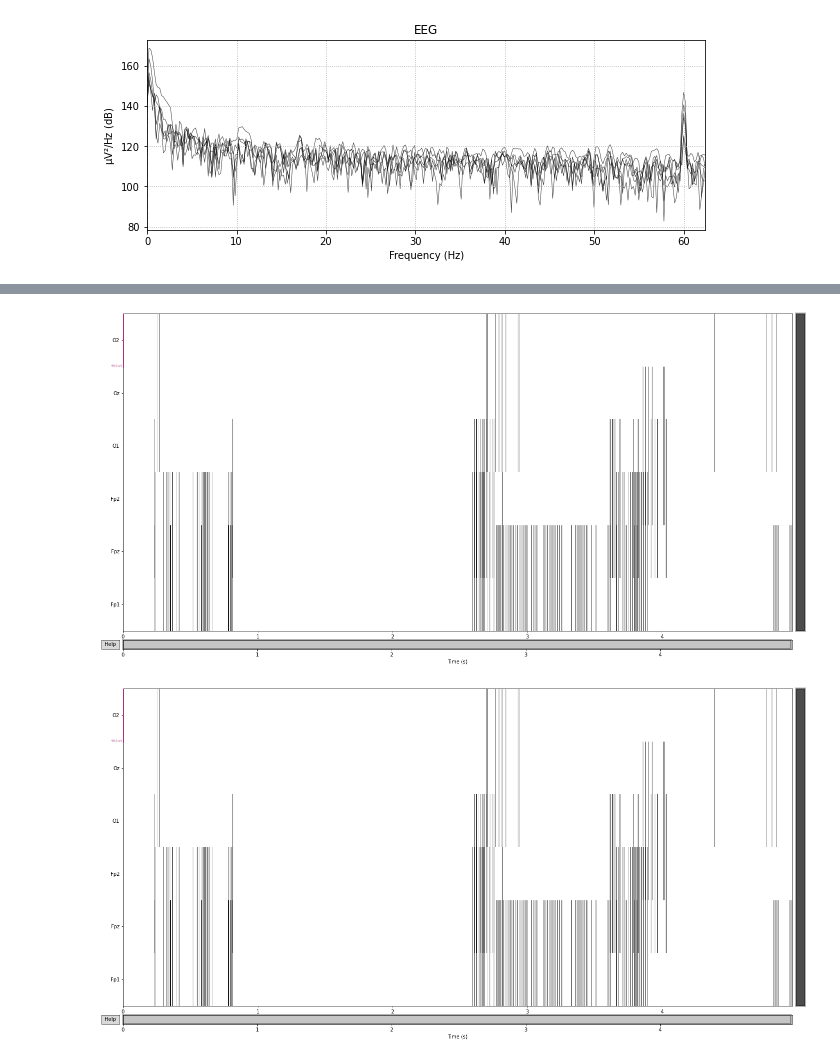
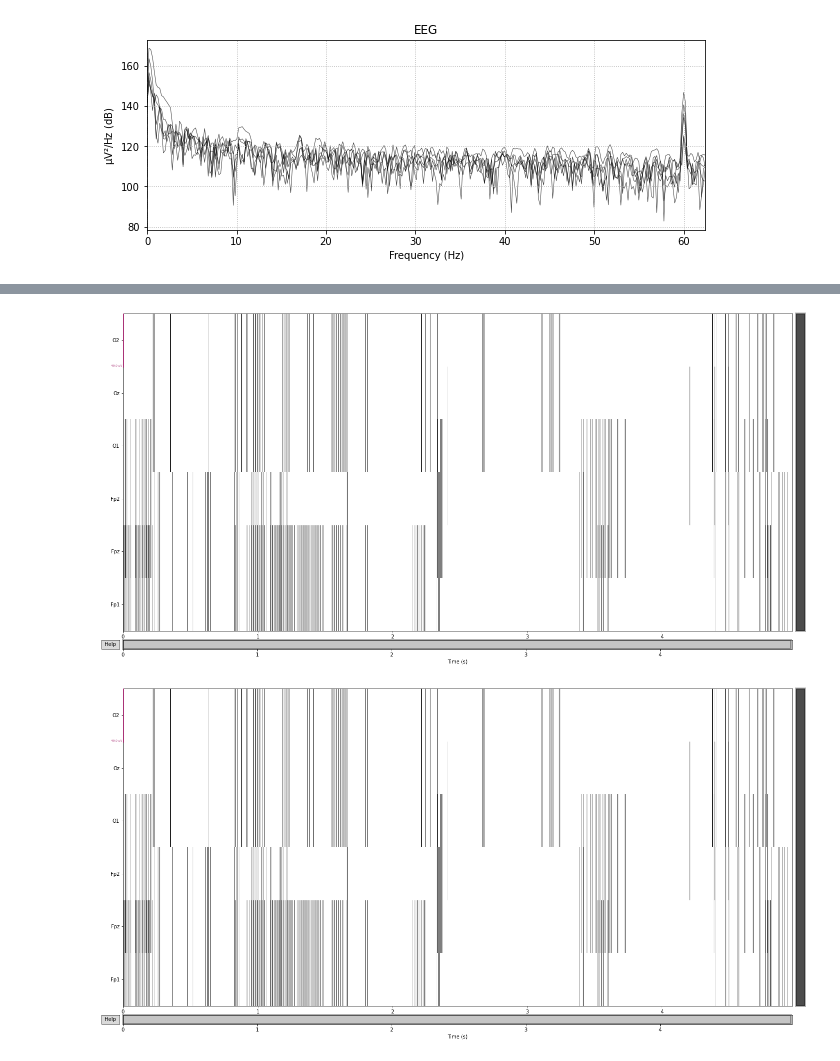
Before and after one commit to HamidMandi/MNE, a Jupyter notebook: BA_Signal.ipynb, the cells around one changed output, grey strips where cells are left out. Saved outputs shown, nothing was run; the diff lists cells and outputs as text; code cells hidden in the pictures.

```diff
--- a/BA_Signal.ipynb
+++ b/BA_Signal.ipynb
@@ -66,0 +53,9 @@ eeg.info
+# %%
+# We pick the channels with its type
+eeg = raw.pick_types(eeg=True)
+eeg.info
+
+#We can also pick the channels with name
+# eeg_channels = ["O2", "Oz", "O1", "Fp2","Fpz", "Fp1"]
+# eeg = raw.copy().pick_channels(ch_names=eeg_channels)
+# eeg.info
@@ -67,5 +73,5 @@ eeg.info
 # %%
-plt.rcParams["figure.figsize"]=20, 10
+# plt.rcParams["figure.figsize"]=20, 10
 eeg.plot(duration=5, n_channels=6)
 # %% [output]
 [figure]
@@ -78,7 +84,10 @@ Effective window size : 4.984 (s)
 [figure]
 # %%
 montage = mne.channels.make_standard_montage('standard_1020')
-eeg_mont = eeg.set_montage(montage)
+eeg.set_montage(montage)
+eeg.set_eeg_reference(ref_channels="average")
+
+
 _ = montage.plot(kind='topomap', show_names=False)
-_ = eeg_mont.plot_sensors(show_names=True)
+_ = eeg.plot_sensors(show_names=True)
 # %% [output]
@@ -91,7 +103,7 @@ Ready.
 [figure]
 [figure]
 # %%
-eeg_mont.plot()
+eeg.plot()
 # %% [output]
-[figure, old version]
+[figure, new version]
-[figure, old version]
+[figure, new version]
```
Also changed, not shown: parts of 4 cells of this notebook.
